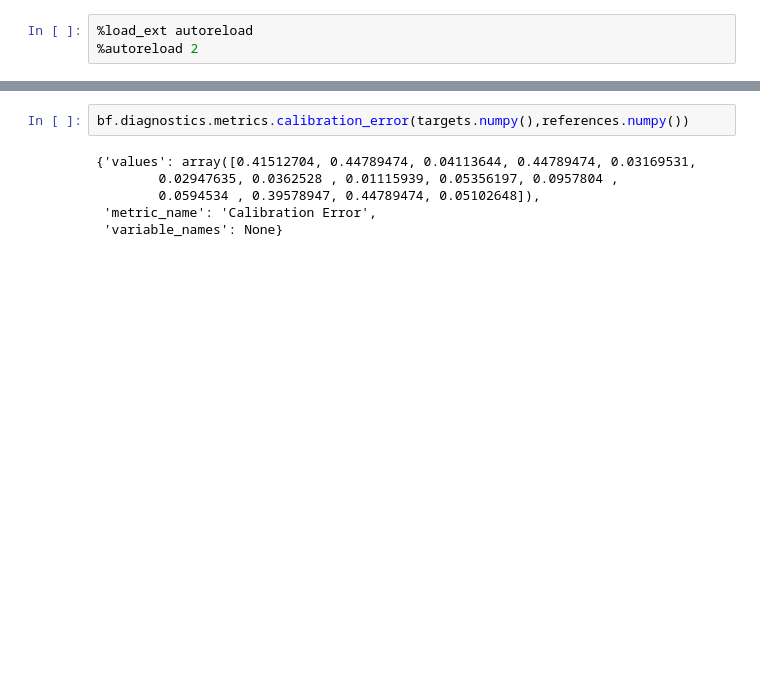
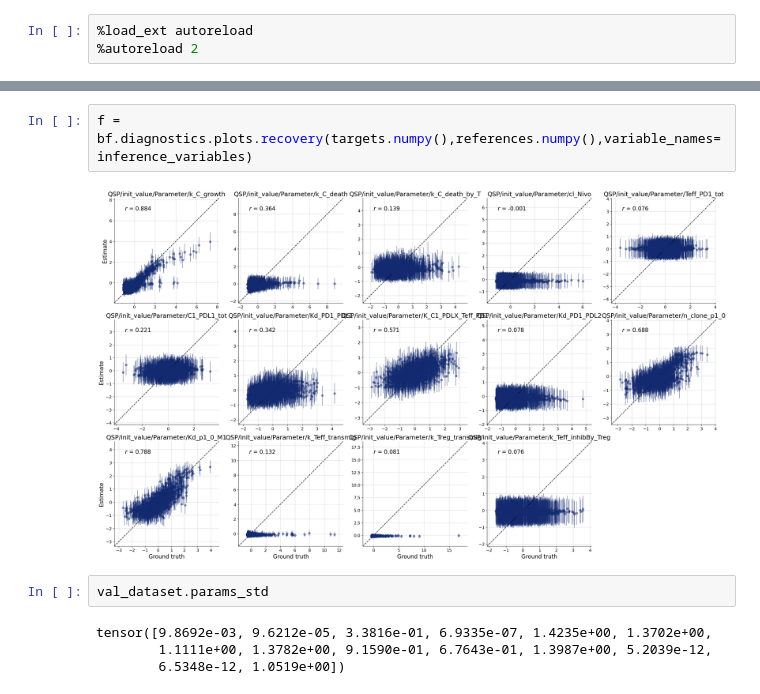
Before and after one commit to jeliason/SPQSP_IO, a Jupyter notebook: notebooks/qsp_transformer.ipynb, the cells around one changed output, grey strips where cells are left out. Cells and saved outputs as stored; diff of their text form; blank space fills up the shorter version.

```diff
--- a/notebooks/qsp_transformer.ipynb
+++ b/notebooks/qsp_transformer.ipynb
@@ -132,8 +162,10 @@ IndexError: index 14 is out of bounds for axis 1 with size 14
 # %%
-bf.diagnostics.metrics.calibration_error(targets.numpy(),references.numpy())
+f = bf.diagnostics.plots.recovery(targets.numpy(),references.numpy(),variable_names=inference_variables)
 # %% [output]
-{'values': array([0.41512704, 0.44789474, 0.04113644, 0.44789474, 0.03169531,
-        0.02947635, 0.0362528 , 0.01115939, 0.05356197, 0.0957804 ,
-        0.0594534 , 0.39578947, 0.44789474, 0.05102648]),
- 'metric_name': 'Calibration Error',
- 'variable_names': None}
+[figure, added]
+# %%
+val_dataset.params_std
+# %% [output]
+tensor([9.8692e-03, 9.6212e-05, 3.3816e-01, 6.9335e-07, 1.4235e+00, 1.3702e+00,
+        1.1111e+00, 1.3782e+00, 9.1590e-01, 6.7643e-01, 1.3987e+00, 5.2039e-12,
+        6.5348e-12, 1.0519e+00])
```
Also changed, not shown: parts of 13 cells of this notebook, 4 other files.
